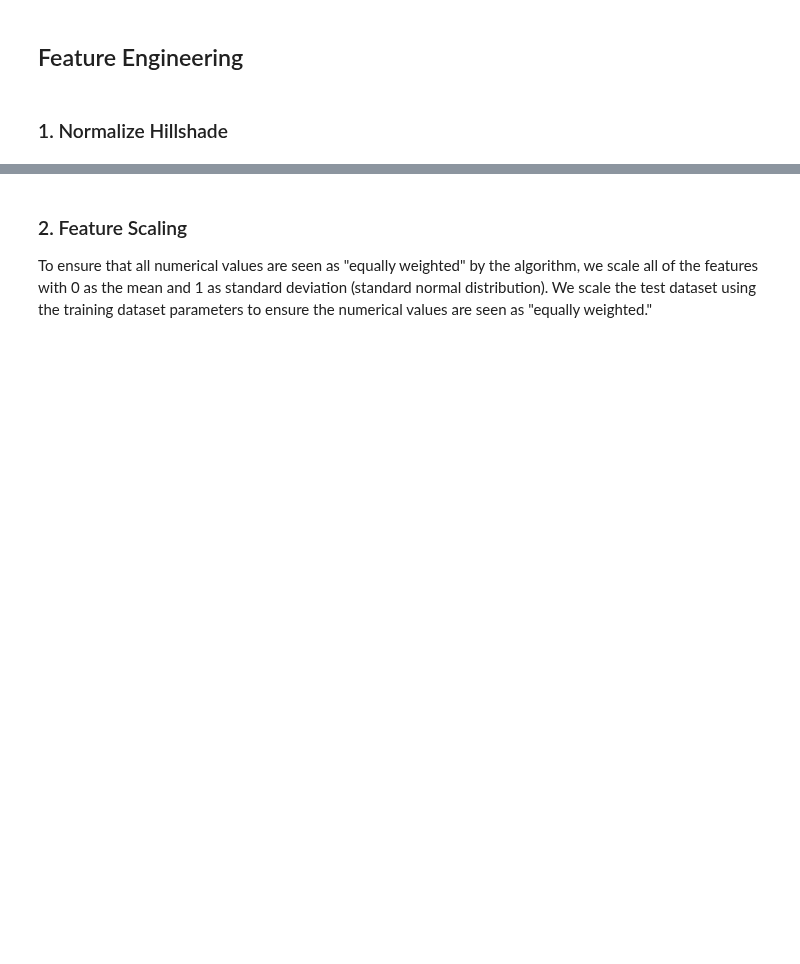
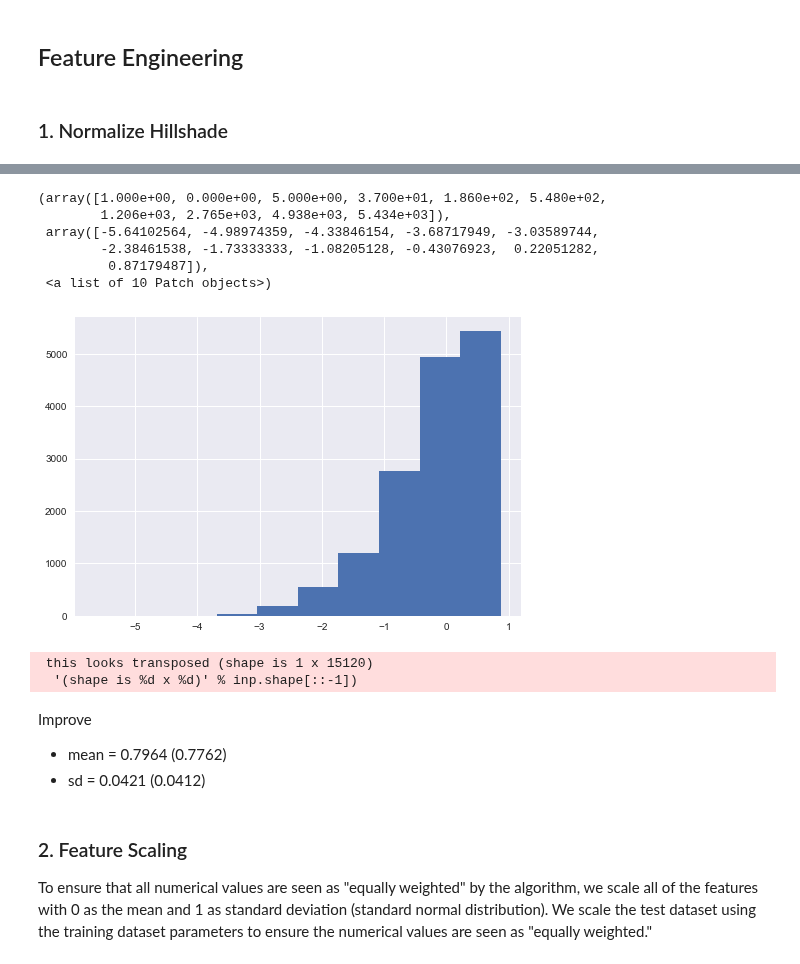
Before and after one commit to tiffapedia/w207-final, a Jupyter notebook: final-update.ipynb, the cells around one changed output, grey strips where cells are left out. Drawn from its saved outputs; the diff is of its cells as text; code cells hidden in the pictures; blank space fills up the shorter version.

```diff
--- a/final-update.ipynb
+++ b/final-update.ipynb
@@ -709,0 +710,19 @@ compare_baseline(fe_train_data, fe_train_labels)
+# %%
+rh = RobustScaler().fit_transform(h)
+plt.hist(rh)
+# %% [output]
+(array([1.000e+00, 0.000e+00, 5.000e+00, 3.700e+01, 1.860e+02, 5.480e+02,
+        1.206e+03, 2.765e+03, 4.938e+03, 5.434e+03]),
+ array([-5.64102564, -4.98974359, -4.33846154, -3.68717949, -3.03589744,
+        -2.38461538, -1.73333333, -1.08205128, -0.43076923,  0.22051282,
+         0.87179487]),
+ <a list of 10 Patch objects>)
+[figure, added]
+# %%
+from sklearn.preprocessing import Imputer
+imputer = Imputer()
+trh = imputer.fit_transform(rh)
+plt.hist(trh)
+# %% [output]
+ this looks transposed (shape is 1 x 15120)
+  '(shape is %d x %d)' % inp.shape[::-1])
@@ -709,0 +745,5 @@ compare_baseline(fe_train_data, fe_train_labels)
+# %% [markdown]
+Improve
+
+* mean = 0.7964 (0.7762)
+* sd = 0.0421 (0.0412)
```
Also changed, not shown: parts of 30 cells of this notebook.
